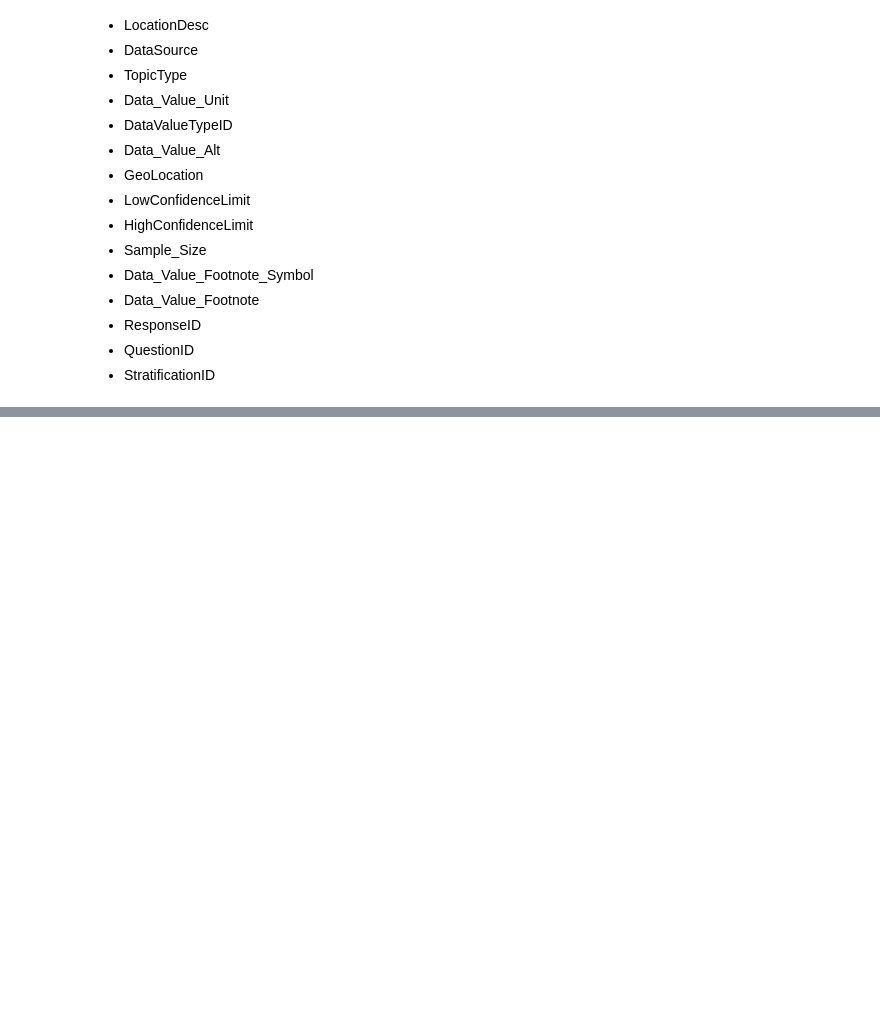
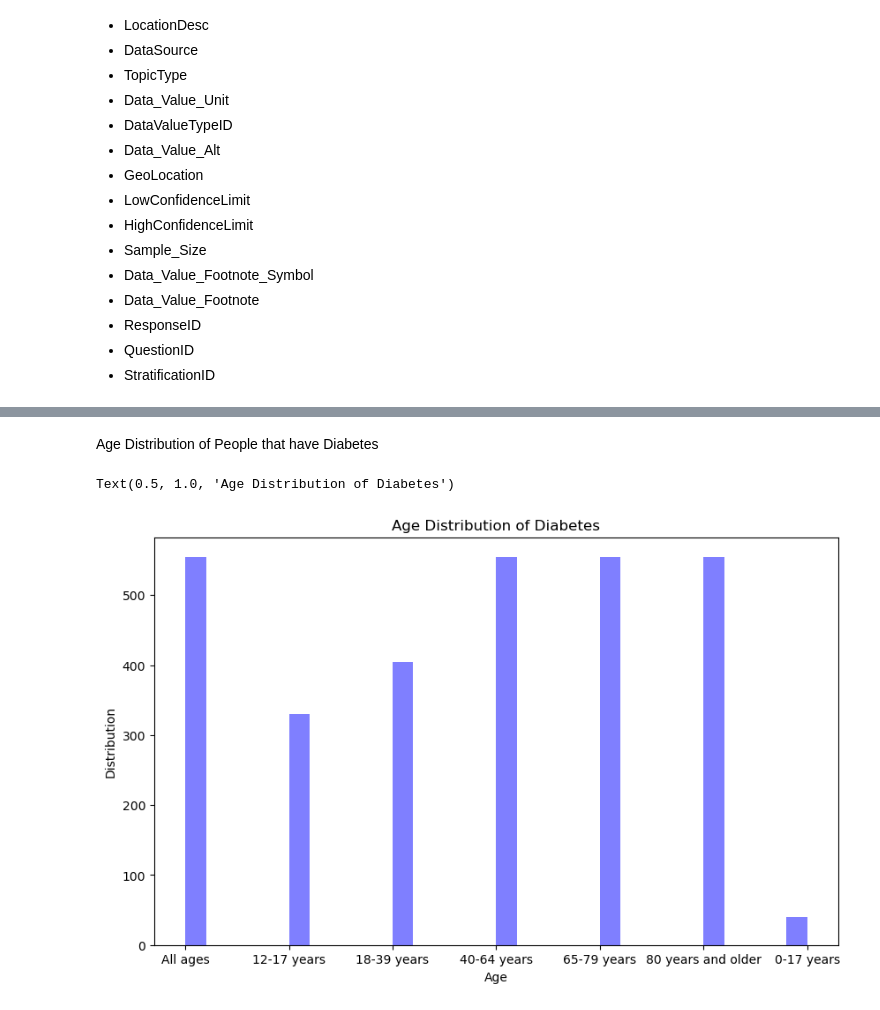
Before and after one commit to byQuexo/DataScienceHealthcareSOL, a Jupyter notebook: main.ipynb, the cells around one changed output, grey strips where cells are left out. Drawn from its saved outputs; the diff is of its cells as text; code cells hidden in the pictures; blank space fills up the shorter version.

```diff
--- a/main.ipynb
+++ b/main.ipynb
@@ -135,0 +173,11 @@ KeyError: "['Year End', 'TopicType', 'Data_Value_Alt', 'LowConfidenceLimit', 'Hi
+# %% [markdown]
+Age Distribution of People that have Diabetes
+# %%
+plt.figure(figsize=(10, 6))
+plt.hist(df[df['RiskFactor'] == 'Diabetes']['Age'], bins=30, color='blue', alpha=0.5)
+plt.xlabel('Age')
+plt.ylabel('Distribution')
+plt.title('Age Distribution of Diabetes')
+# %% [output]
+Text(0.5, 1.0, 'Age Distribution of Diabetes')
+[figure, added]
```
Also changed, not shown: parts of 14 cells of this notebook, 1 other file.
